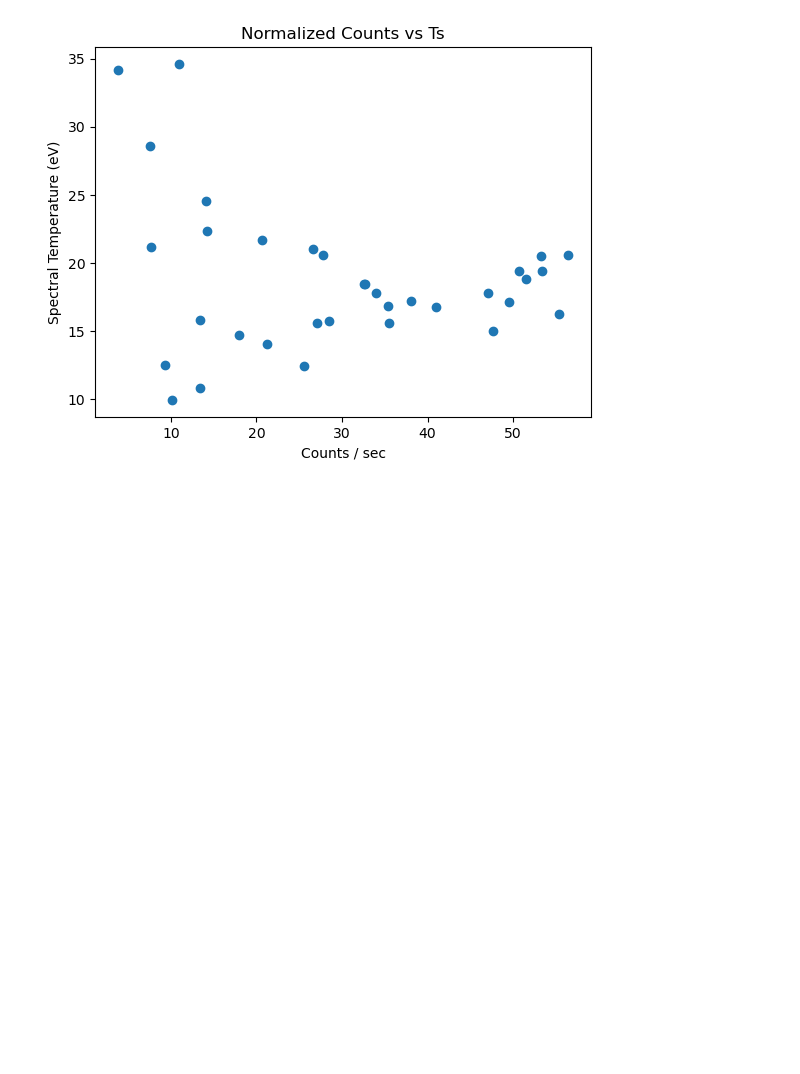
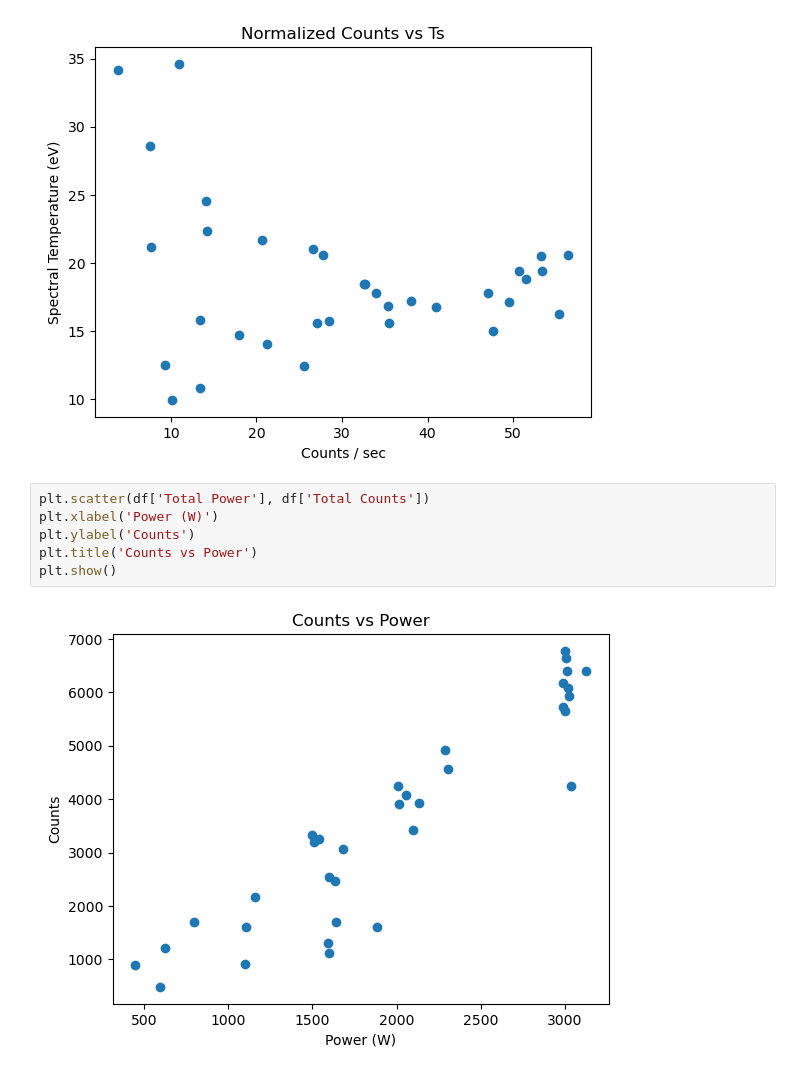
Before and after one commit to thebeesneesh/VENUS_X-Ray_BS, a Jupyter notebook: stuff/xrayBS.ipynb, the cells around one changed output. Cells and saved outputs as stored; diff of their text form; blank space fills up the shorter version.

Commit message:
more plot

```diff
--- a/stuff/xrayBS.ipynb
+++ b/stuff/xrayBS.ipynb
@@ -71,3 +71,11 @@ plt.title('Normalized Counts vs Ts')
 plt.show()
 # %% [output]
 [figure]
+# %%
+plt.scatter(df['Total Power'], df['Total Counts'])
+plt.xlabel('Power (W)')
+plt.ylabel('Counts')
+plt.title('Counts vs Power')
+plt.show()
+# %% [output]
+[figure, added]
```
